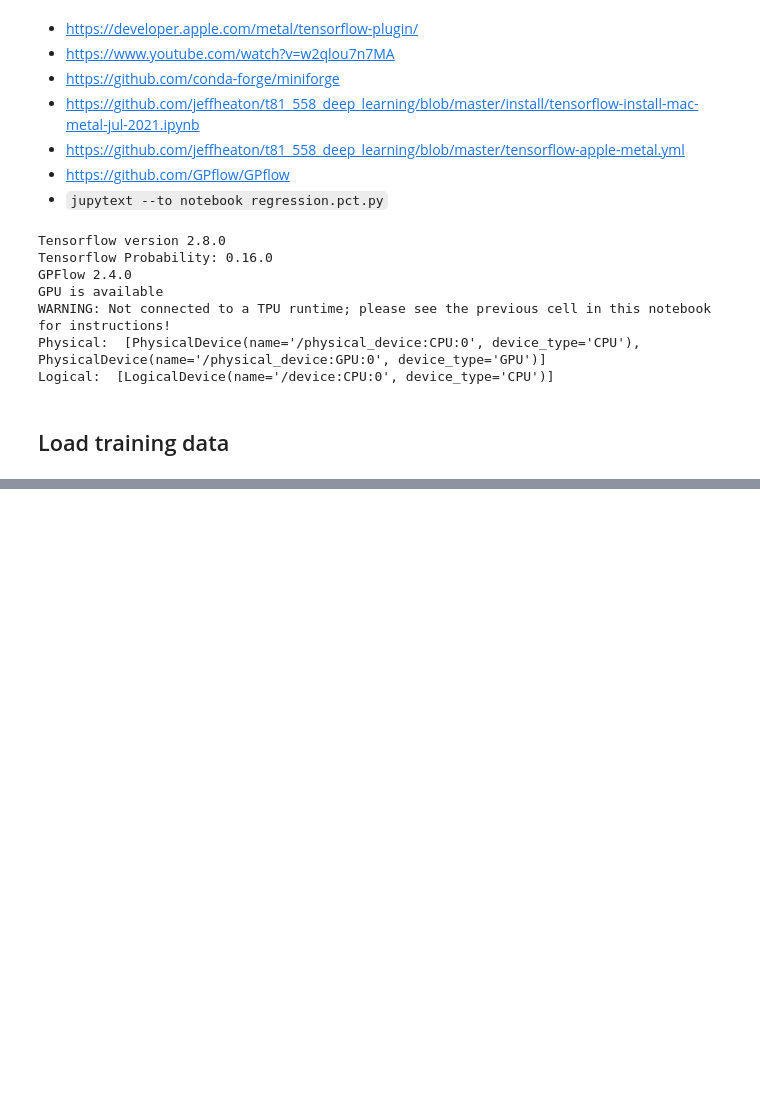
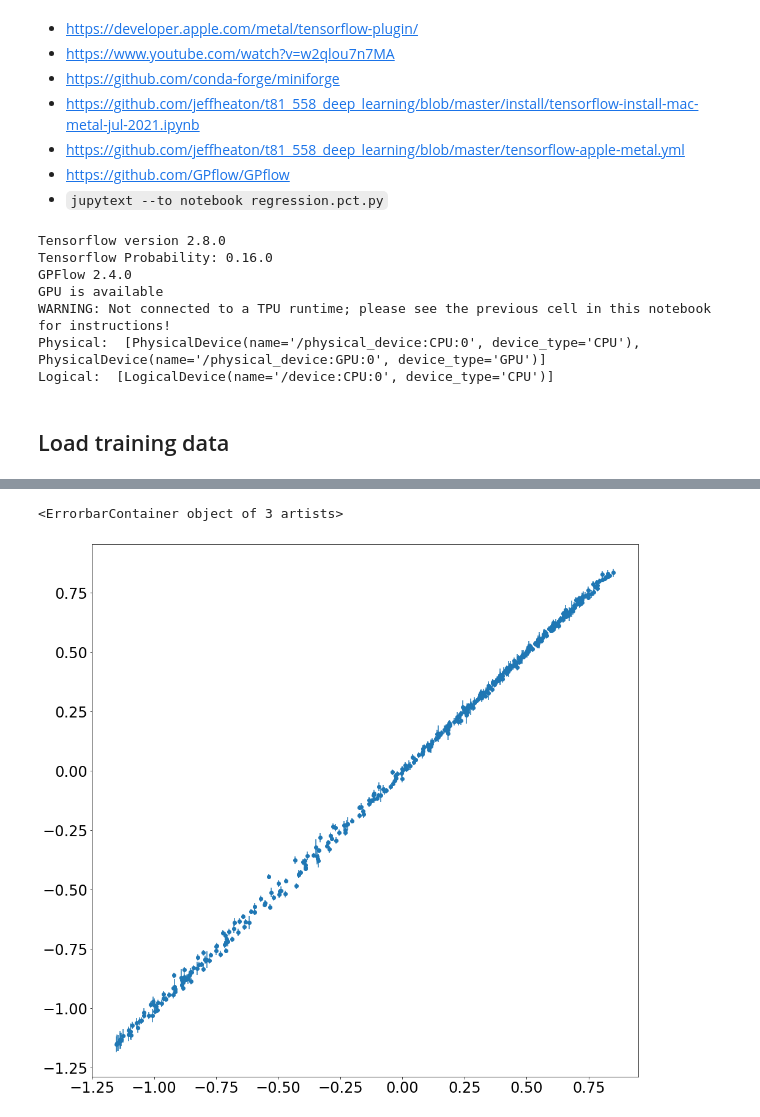
Before and after one commit to InstituteforDiseaseModeling/historymatching, a Jupyter notebook: doc/Homoskedastic2D.ipynb, the cells around one changed output, grey strips where cells are left out. Cells and saved outputs as stored; diff of their text form; code cells hidden in the pictures; blank space fills up the shorter version.

```diff
--- a/doc/Homoskedastic2D.ipynb
+++ b/doc/Homoskedastic2D.ipynb
@@ -164,0 +160,14 @@ ax.zaxis.labelpad = 30
+# %%
+#i = 25
+#mu, var = m.predict_f(X[i].reshape(-1, 2))
+#print(X[i].reshape(-1, 2), Y[i], mu.numpy(), var.numpy())
+
+
+mu, var_f = m.predict_f(X.reshape(-1, 2))
+fig, ax = plt.subplots(figsize=(16,16))
+ax.scatter(Y, mu)
+ax.errorbar(x=Y, y=mu.numpy().squeeze(), yerr=2*np.sqrt(var_f.numpy().squeeze()), fmt='none')
+ax.
+# %% [output]
+<ErrorbarContainer object of 3 artists>
+[figure, added]
```
Also changed, not shown: parts of 6 cells of this notebook.
